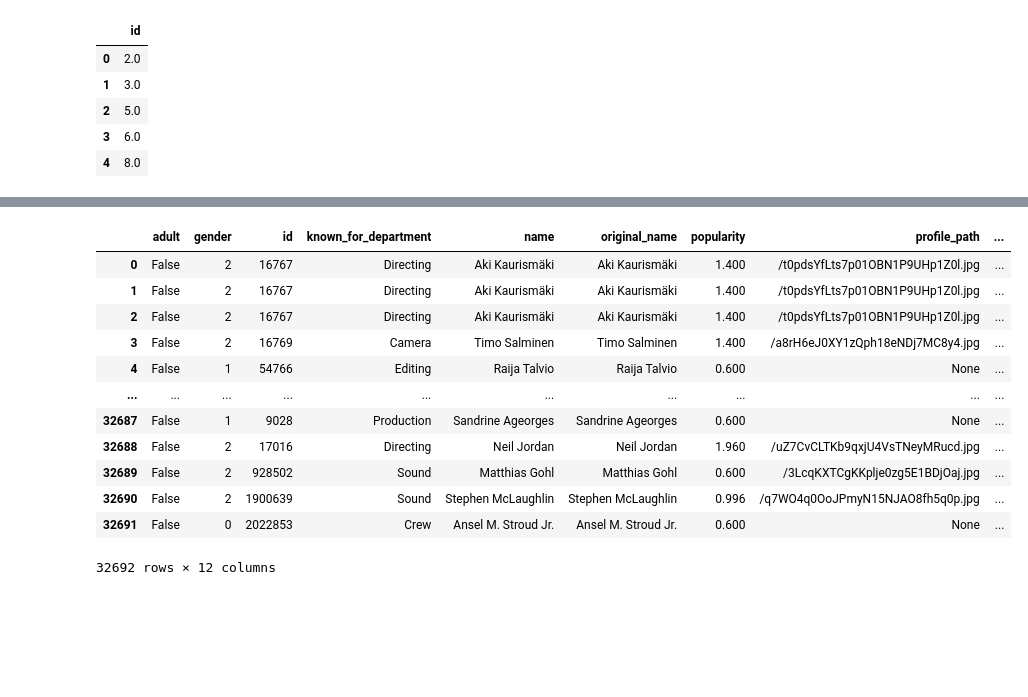
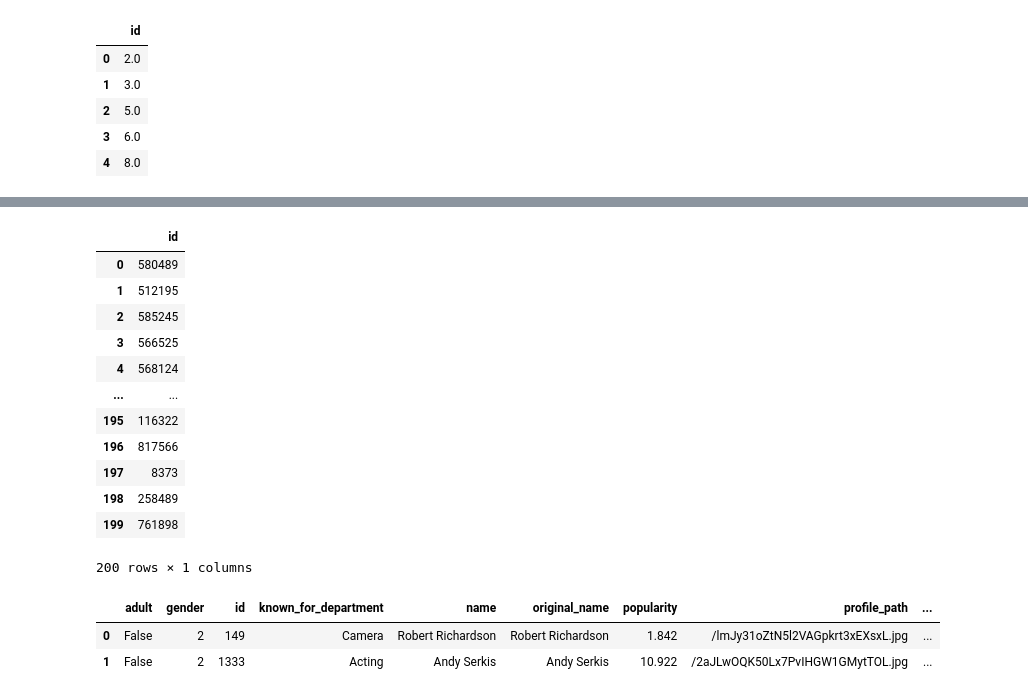
Before and after one commit to seonghun0/project-team3-data, a Jupyter notebook: scripts/team3_data_collection_crew.ipynb, the cells around one changed output, grey strips where cells are left out. Saved outputs shown, nothing was run; the diff lists cells and outputs as text; code cells hidden in the pictures; blank space fills up the shorter version.

Commit message:
cast and crew db update

```diff
--- a/scripts/team3_data_collection_crew.ipynb
+++ b/scripts/team3_data_collection_crew.ipynb
@@ -71,0 +68,3 @@ array([2.0, 3.0, 5.0, ..., 879997.0, 879998.0, 879999.0], dtype=object)
+# %%
+# 현재 상영 중인 영화
+now_playing_movies=pd.read_csv("../data-files/now_playing_movies.csv", index_col=0)
@@ -72,19 +91,45 @@ array([2.0, 3.0, 5.0, ..., 879997.0, 879998.0, 879999.0], dtype=object)
+# %%
+now_playing_movies_id_list = now_playing_movies[["id"]]
+now_playing_movies_id_list
+# %% [output]
+|  | id |
+| 0 | 580489 |
+| 1 | 512195 |
+| 2 | 585245 |
+| 3 | 566525 |
+| 4 | 568124 |
+| ... | ... |
+| 195 | 116322 |
+| 196 | 817566 |
+| 197 | 8373 |
+| 198 | 258489 |
+| 199 | 761898 |
+200 rows × 1 columns
+# %%
+all_crew_list = []
+error_list = []
+for idx,  movie_id in enumerate(now_playing_movies_id_list["id"].values):
+    try :
+        crew_url="https://api.themoviedb.org/3/movie/{0}?api_key=36927ad1d2817ff0fa31947e47d186fd&append_to_response=credits"
+        response = requests.get(crew_url.format(movie_id))
+        json_object = response.content
+        movie_data = json.loads(json_object)
+
+        # crew_list += movie_data["credit"]['crew']
+        crew_list = movie_data["credits"]["crew"]
+        for crew in crew_list:
+            crew["movie_id"] = movie_id
+            all_crew_list.append(crew)
+    except:
+        error_list.append(movie_id)
+
+    #if idx == 500:
+        #break
 # %%
 # crew 정보 csv파일로 저장
 crews=pd.DataFrame(all_crew_list)
-crews
-# crews.to_csv("crews.csv", mode='w')
+crews.head(2)
 # %% [output]
 |  | adult | gender | id | known_for_department | name | original_name | popularity | profile_path | ... |
-| 0 | False | 2 | 16767 | Directing | Aki Kaurismäki | Aki Kaurismäki | 1.400 | /t0pdsYfLts7p01OBN1P9UHp1Z0l.jpg | ... |
-| 1 | False | 2 | 16767 | Directing | Aki Kaurismäki | Aki Kaurismäki | 1.400 | /t0pdsYfLts7p01OBN1P9UHp1Z0l.jpg | ... |
-| 2 | False | 2 | 16767 | Directing | Aki Kaurismäki | Aki Kaurismäki | 1.400 | /t0pdsYfLts7p01OBN1P9UHp1Z0l.jpg | ... |
-| 3 | False | 2 | 16769 | Camera | Timo Salminen | Timo Salminen | 1.400 | /a8rH6eJ0XY1zQph18eNDj7MC8y4.jpg | ... |
-| 4 | False | 1 | 54766 | Editing | Raija Talvio | Raija Talvio | 0.600 | None | ... |
-| ... | ... | ... | ... | ... | ... | ... | ... | ... | ... |
-| 32687 | False | 1 | 9028 | Production | Sandrine Ageorges | Sandrine Ageorges | 0.600 | None | ... |
-| 32688 | False | 2 | 17016 | Directing | Neil Jordan | Neil Jordan | 1.960 | /uZ7CvCLTKb9qxjU4VsTNeyMRucd.jpg | ... |
-| 32689 | False | 2 | 928502 | Sound | Matthias Gohl | Matthias Gohl | 0.600 | /3LcqKXTCgKKplje0zg5E1BDjOaj.jpg | ... |
-| 32690 | False | 2 | 1900639 | Sound | Stephen McLaughlin | Stephen McLaughlin | 0.996 | /q7WO4q0OoJPmyN15NJAO8fh5q0p.jpg | ... |
-| 32691 | False | 0 | 2022853 | Crew | Ansel M. Stroud Jr. | Ansel M. Stroud Jr. | 0.600 | None | ... |
+| 0 | False | 2 | 149 | Camera | Robert Richardson | Robert Richardson | 1.842 | /lmJy31oZtN5l2VAGpkrt3xEXsxL.jpg | ... |
+| 1 | False | 2 | 1333 | Acting | Andy Serkis | Andy Serkis | 10.922 | /2aJLwOQK50Lx7PvIHGW1GMytTOL.jpg | ... |
-32692 rows × 12 columns
```
Also changed, not shown: parts of 5 cells of this notebook, 1 other file.
